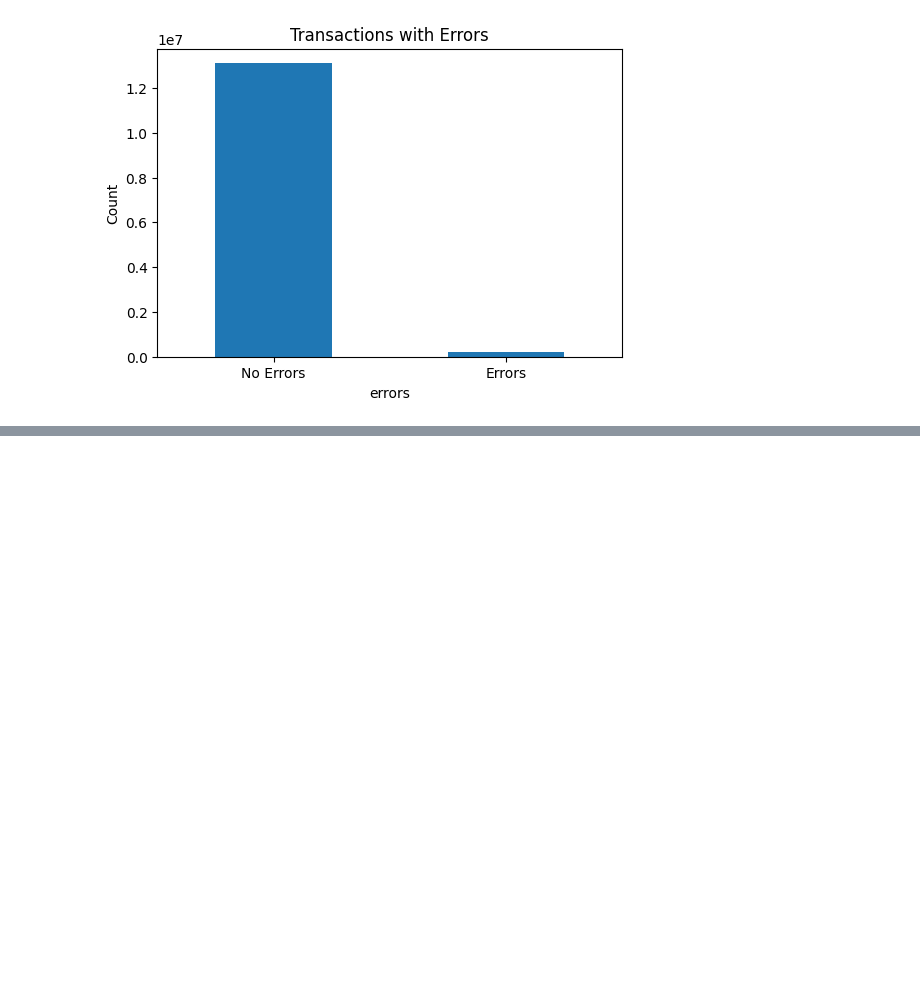
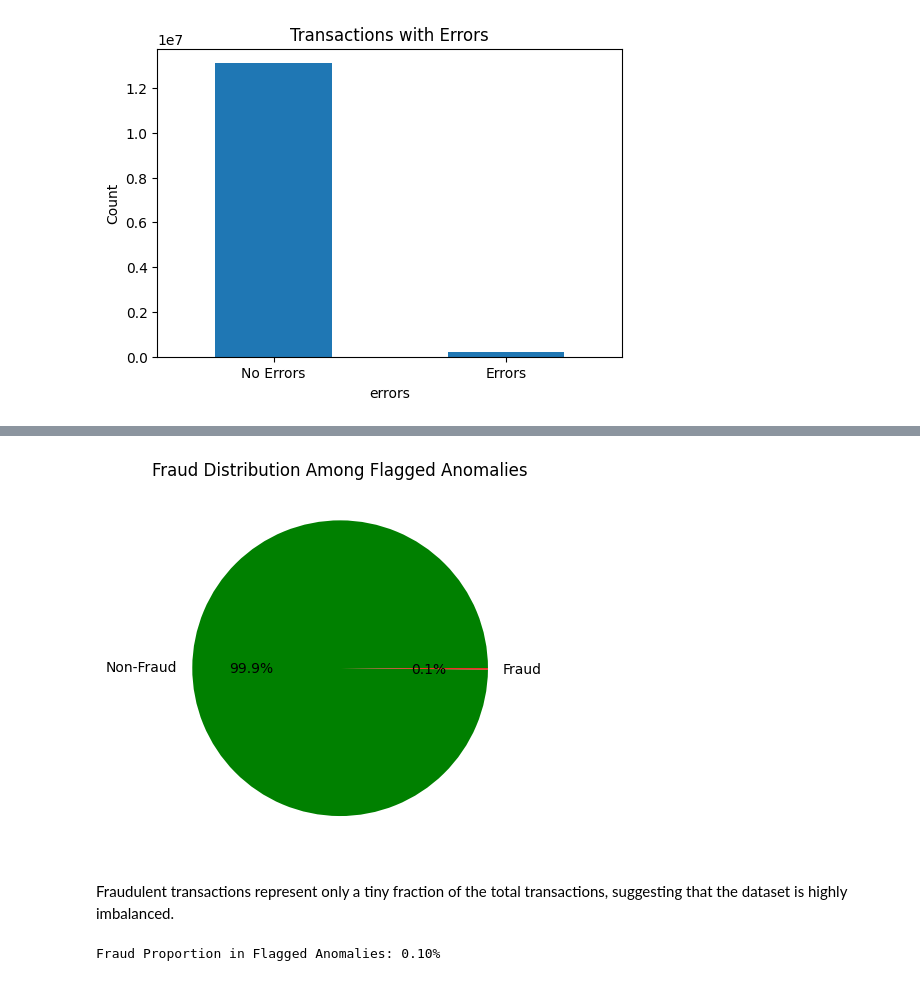
Before and after one commit to SOURAVSHEEL/Fraud-Detection-, a Jupyter notebook: notebooks/data_exploration_merged_data.ipynb, the cells around one changed output, grey strips where cells are left out. Drawn from its saved outputs; the diff is of its cells as text; code cells hidden in the pictures; blank space fills up the shorter version.

```diff
--- a/notebooks/data_exploration_merged_data.ipynb
+++ b/notebooks/data_exploration_merged_data.ipynb
@@ -717,0 +809,20 @@ plt.show()
+# %%
+# Plot fraud analysis for flagged transactions
+flagged_fraud = df[df['temporal_anomaly'] == 1]['fraud_label'].value_counts()
+flagged_fraud.plot(kind='pie', autopct='%1.1f%%', labels=['Non-Fraud', 'Fraud'], colors=['green', 'red'])
+plt.title('Fraud Distribution Among Flagged Anomalies')
+plt.ylabel('')
+plt.show()
+# %% [output]
+[figure, added]
+# %% [markdown]
+Fraudulent transactions represent only a tiny fraction of the total transactions, suggesting that the dataset is highly imbalanced.
+# %%
+# Calculate fraud proportion in flagged anomalies
+total_flagged = df[df['temporal_anomaly'] == 1].shape[0]
+fraud_in_flagged = fraud_analysis.get('Yes', 0)
+fraud_proportion = (fraud_in_flagged / total_flagged) * 100
+
+print(f"Fraud Proportion in Flagged Anomalies: {fraud_proportion:.2f}%")
+# %% [output]
+Fraud Proportion in Flagged Anomalies: 0.10%
```
Also changed, not shown: parts of 15 cells of this notebook, 4 other files.
